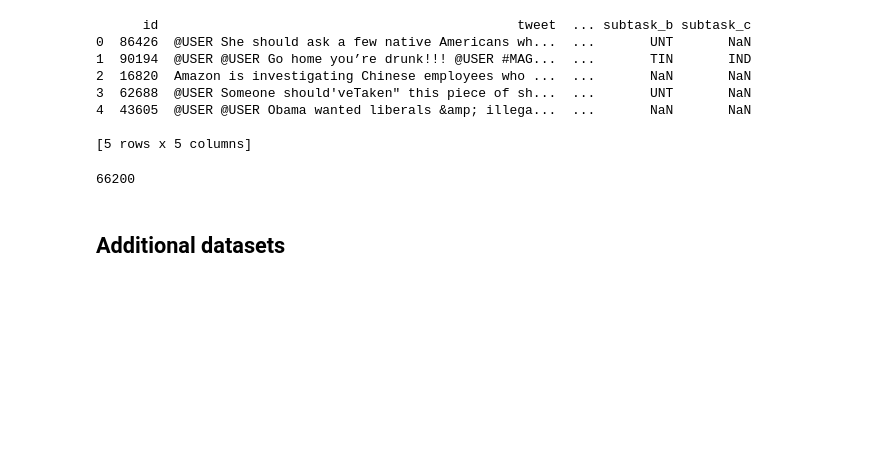
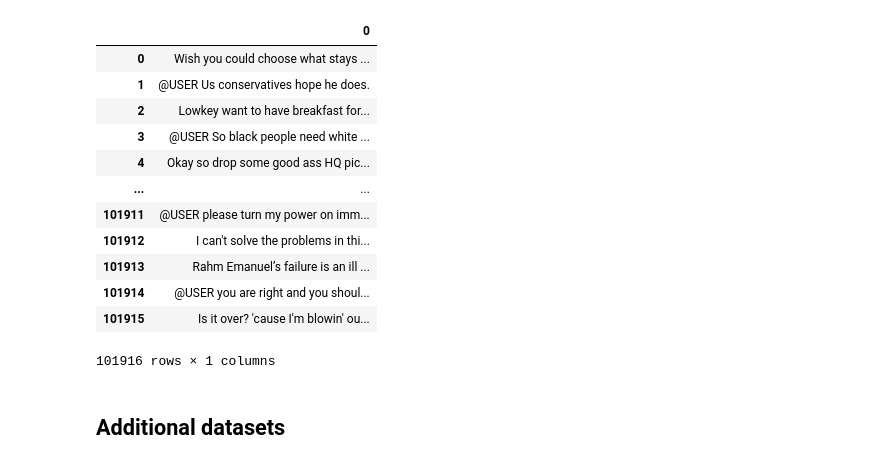
Before and after one commit to piotrjaniszewski1/Offensive-Language-Identification-and-Categorization, a Jupyter notebook: XLNet_torch_fine_tuning_A.ipynb, the cells around one changed output. Cells and saved outputs as stored; diff of their text form; code cells hidden in the pictures; blank space fills up the shorter version.

```diff
--- a/XLNet_torch_fine_tuning_A.ipynb
+++ b/XLNet_torch_fine_tuning_A.ipynb
@@ -104,28 +108,54 @@ Resolving deltas: 100% (183/183), done.
 Using TensorFlow backend.
 The default version of TensorFlow in Colab will soon switch to TensorFlow 2.x.
 We recommend you upgrade now or ensure your notebook will continue to use TensorFlow 1.x via the %tensorflow_version 1.x magic: more info.
+# %%
+training_x_A = pd.read_csv('https://raw.githubusercontent.com/piotrjaniszewski1/Offensive-Language-Identification-and-Categorization/master/Final%20datasets/training_examples_A.csv', header=None)
+validation_x_A = pd.read_csv('https://raw.githubusercontent.com/piotrjaniszewski1/Offensive-Language-Identification-and-Categorization/master/Final%20datasets/validation_examples_A.csv', header=None)
+training_y_A = pd.read_csv('https://raw.githubusercontent.com/piotrjaniszewski1/Offensive-Language-Identification-and-Categorization/master/Final%20datasets/training_labels_A.csv', header=None)
+validation_y_A = pd.read_csv('https://raw.githubusercontent.com/piotrjaniszewski1/Offensive-Language-Identification-and-Categorization/master/Final%20datasets/validation_labels_A.csv', header=None)
+
+training_x_C = pd.read_csv('https://raw.githubusercontent.com/piotrjaniszewski1/Offensive-Language-Identification-and-Categorization/master/Final%20datasets/training_examples_C_limited.csv', header=None)
+validation_x_C = pd.read_csv('https://raw.githubusercontent.com/piotrjaniszewski1/Offensive-Language-Identification-and-Categorization/master/Final%20datasets/validation_examples_C_limited.csv', header=None)
+training_y_C = pd.read_csv('https://raw.githubusercontent.com/piotrjaniszewski1/Offensive-Language-Identification-and-Categorization/master/Final%20datasets/training_labels_C_limited.csv', header=None)
+validation_y_C = pd.read_csv('https://raw.githubusercontent.com/piotrjaniszewski1/Offensive-Language-Identification-and-Categorization/master/Final%20datasets/validation_labels_C_limited.csv', header=None)
+
+testing_examples_A_url = 'https://raw.githubusercontent.com/piotrjaniszewski1/Offensive-Language-Identification-and-Categorization/master/data2019/testset-levela.tsv'
+testing_labels_A_url = 'https://raw.githubusercontent.com/piotrjaniszewski1/Offensive-Language-Identification-and-Categorization/master/data2019/labels-levela.csv'
+testing_examples_C_url = 'https://raw.githubusercontent.com/piotrjaniszewski1/Offensive-Language-Identification-and-Categorization/master/data2019/testset-levelc.tsv'
+testing_labels_C_url = 'https://raw.githubusercontent.com/piotrjaniszewski1/Offensive-Language-Identification-and-Categorization/master/data2019/labels-levelc.csv'
+
+testing_dataset_examples_A = pd.read_csv(testing_examples_A_url, delimiter='\t', header=None)
+testing_dataset_labels_A = pd.read_csv(testing_labels_A_url, delimiter=',', header=None)
+testing_dataset_examples_C = pd.read_csv(testing_examples_A_url, delimiter='\t', header=None)
+testing_dataset_labels_C = pd.read_csv(testing_labels_A_url, delimiter=',', header=None)
+
+training_x_A
+# %% [output]
+|  | 0 |
+| 0 | Wish you could choose what stays ... |
+| 1 | @USER Us conservatives hope he does. |
+| 2 | Lowkey want to have breakfast for... |
+| 3 | @USER So black people need white ... |
+| 4 | Okay so drop some good ass HQ pic... |
+| ... | ... |
+| 101911 | @USER please turn my power on imm... |
+| 101912 | I can't solve the problems in thi... |
+| 101913 | Rahm Emanuel’s failure is an ill ... |
+| 101914 | @USER you are right and you shoul... |
+| 101915 | Is it over? 'cause I'm blowin' ou... |
+101916 rows × 1 columns
 # %%
-#Import data
-training_examples_url = 'https://raw.githubusercontent.com/piotrjaniszewski1/SemEval-2020-Task12/master/data2019/olid-training-v1.0.tsv'
-testing_examples_A_url = 'https://raw.githubusercontent.com/piotrjaniszewski1/Offensive-Language-Identification-and-Categorization/master/data2019/testset-levela.tsv'
-testing_labels_A_url = 'https://raw.githubusercontent.com/piotrjaniszewski1/Offensive-Language-Identification-and-Categorization/master/data2019/labels-levela.csv'
+# #Import data
+# training_examples_url = 'https://raw.githubusercontent.com/piotrjaniszewski1/SemEval-2020-Task12/master/data2019/olid-training-v1.0.tsv'
+# testing_examples_A_url = 'https://raw.githubusercontent.com/piotrjaniszewski1/Offensive-Language-Identification-and-Categorization/master/data2019/testset-levela.tsv'
+# testing_labels_A_url = 'https://raw.githubusercontent.com/piotrjaniszewski1/Offensive-Language-Identification-and-Categorization/master/data2019/labels-levela.csv'
 
-training_dataset = pd.read_csv(training_examples_url, delimiter='\t')
-testing_dataset_examples_A = pd.read_csv(testing_examples_A_url, delimiter='\t')
-testing_dataset_labels_A = pd.read_csv(testing_labels_A_url, delimiter=',')
+# training_dataset = pd.read_csv(training_examples_url, delimiter='\t')
+# testing_dataset_examples_A = pd.read_csv(testing_examples_A_url, delimiter='\t')
+# testing_dataset_labels_A = pd.read_csv(testing_labels_A_url, delimiter=',')
 
-print(training_dataset.head())
-training_dataset.size
+# print(training_dataset.head())
+# training_dataset.size
-# %% [output]
-      id                                              tweet  ... subtask_b subtask_c
-0  86426  @USER She should ask a few native Americans wh...  ...       UNT       NaN
-1  90194  @USER @USER Go home you’re drunk!!! @USER #MAG...  ...       TIN       IND
-2  16820  Amazon is investigating Chinese employees who ...  ...       NaN       NaN
-3  62688  @USER Someone should'veTaken" this piece of sh...  ...       UNT       NaN
-4  43605  @USER @USER Obama wanted liberals &amp; illega...  ...       NaN       NaN
-
-[5 rows x 5 columns]
-66200
 # %% [markdown]
 ## **Additional datasets**
 # %%
```
Also changed, not shown: parts of 28 cells of this notebook.
